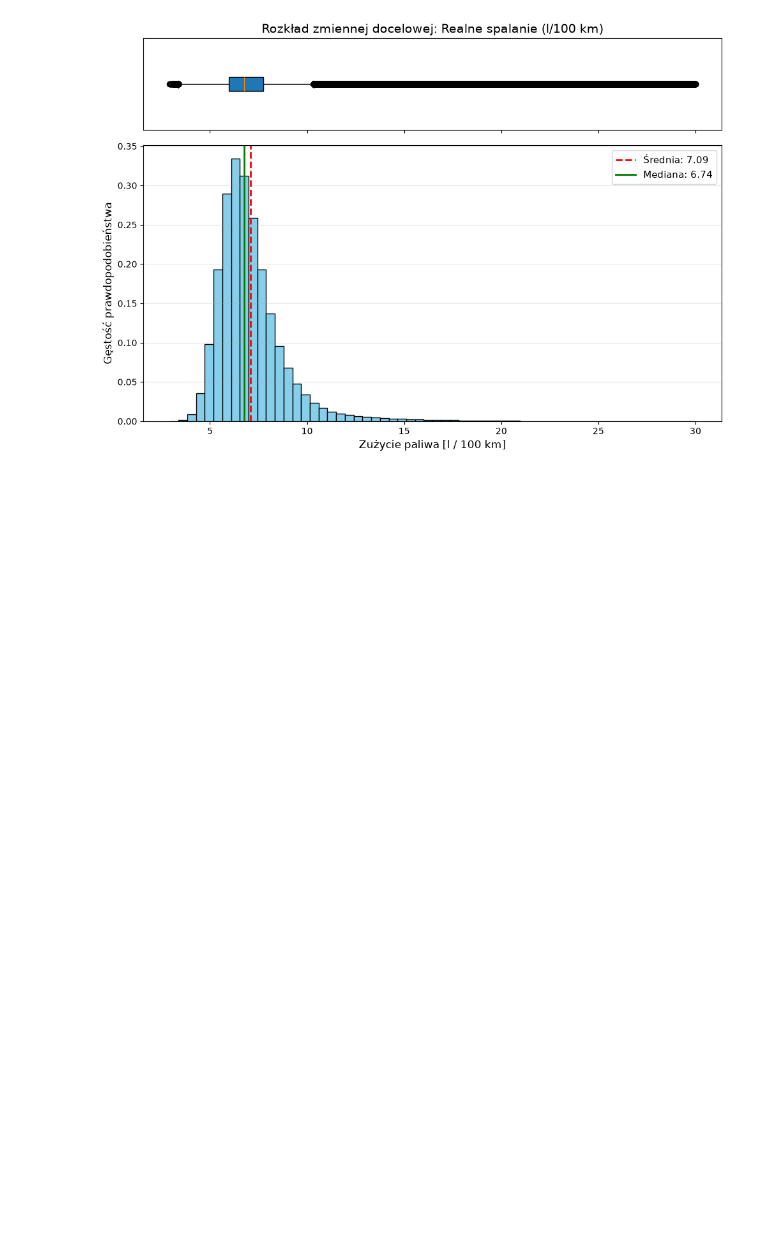
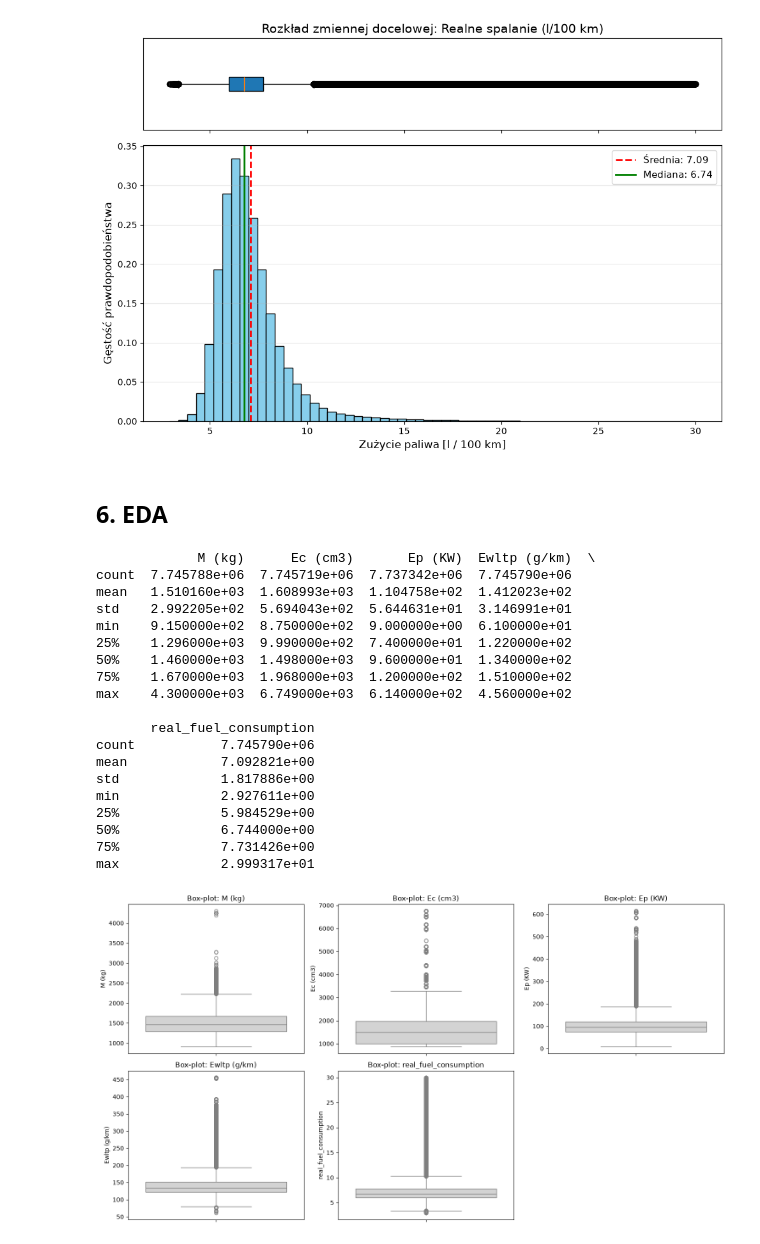
Before and after one commit to Konrad-Gumos/ZMUM_pk, a Jupyter notebook: Opis_Danych.ipynb, the cells around one changed output. Drawn from its saved outputs; the diff is of its cells as text; code cells hidden in the pictures; blank space fills up the shorter version.

```diff
--- a/Opis_Danych.ipynb
+++ b/Opis_Danych.ipynb
@@ -167,3 +167,48 @@ plt.tight_layout()
 plt.show()
 # %% [output]
 [figure]
+# %% [markdown]
+## 6. EDA
+# %%
+import seaborn as sns
+
+num_cols = ['M (kg)', 'Ec (cm3)', 'Ep (KW)', 'Ewltp (g/km)', 'real_fuel_consumption']
+print(df_clean[num_cols].describe())
+
+plt.figure(figsize=(15, 8))
+for i, col in enumerate(num_cols, 1):
+    plt.subplot(2, 3, i)
+    sns.boxplot(y=df_clean[col], color='lightgray')
+    plt.title(f'Box-plot: {col}')
+plt.tight_layout()
+plt.show()
+
+# Decyzja ekspercka: Odrzucamy wyłącznie ewidentne błędy fizyczne/pomiarowe.
+# Zużycie paliwa poniżej 0 lub powyżej 50 l/100km, masa pojazdu poniżej 500 kg lub powyżej 4000 kg.
+df_clean = df_clean[
+    (df_clean['real_fuel_consumption'] > 0.5) & (df_clean['real_fuel_consumption'] <= 35) &
+    (df_clean['M (kg)'] >= 500) & (df_clean['M (kg)'] <= 4500) &
+    (df_clean['Ec (cm3)'] >= 500) & (df_clean['Ec (cm3)'] <= 8000) &
+    (df_clean['Ep (KW)'] >= 20) & (df_clean['Ep (KW)'] <= 1000)
+].copy()
+# %% [output]
+             M (kg)      Ec (cm3)       Ep (KW)  Ewltp (g/km)  \
+count  7.745788e+06  7.745719e+06  7.737342e+06  7.745790e+06
+mean   1.510160e+03  1.608993e+03  1.104758e+02  1.412023e+02
+std    2.992205e+02  5.694043e+02  5.644631e+01  3.146991e+01
+min    9.150000e+02  8.750000e+02  9.000000e+00  6.100000e+01
+25%    1.296000e+03  9.990000e+02  7.400000e+01  1.220000e+02
+50%    1.460000e+03  1.498000e+03  9.600000e+01  1.340000e+02
+75%    1.670000e+03  1.968000e+03  1.200000e+02  1.510000e+02
+max    4.300000e+03  6.749000e+03  6.140000e+02  4.560000e+02
+
+       real_fuel_consumption
+count           7.745790e+06
+mean            7.092821e+00
+std             1.817886e+00
+min             2.927611e+00
+25%             5.984529e+00
+50%             6.744000e+00
+75%             7.731426e+00
+max             2.999317e+01
+[figure, added]
```
Also changed, not shown: parts of 5 cells of this notebook.
